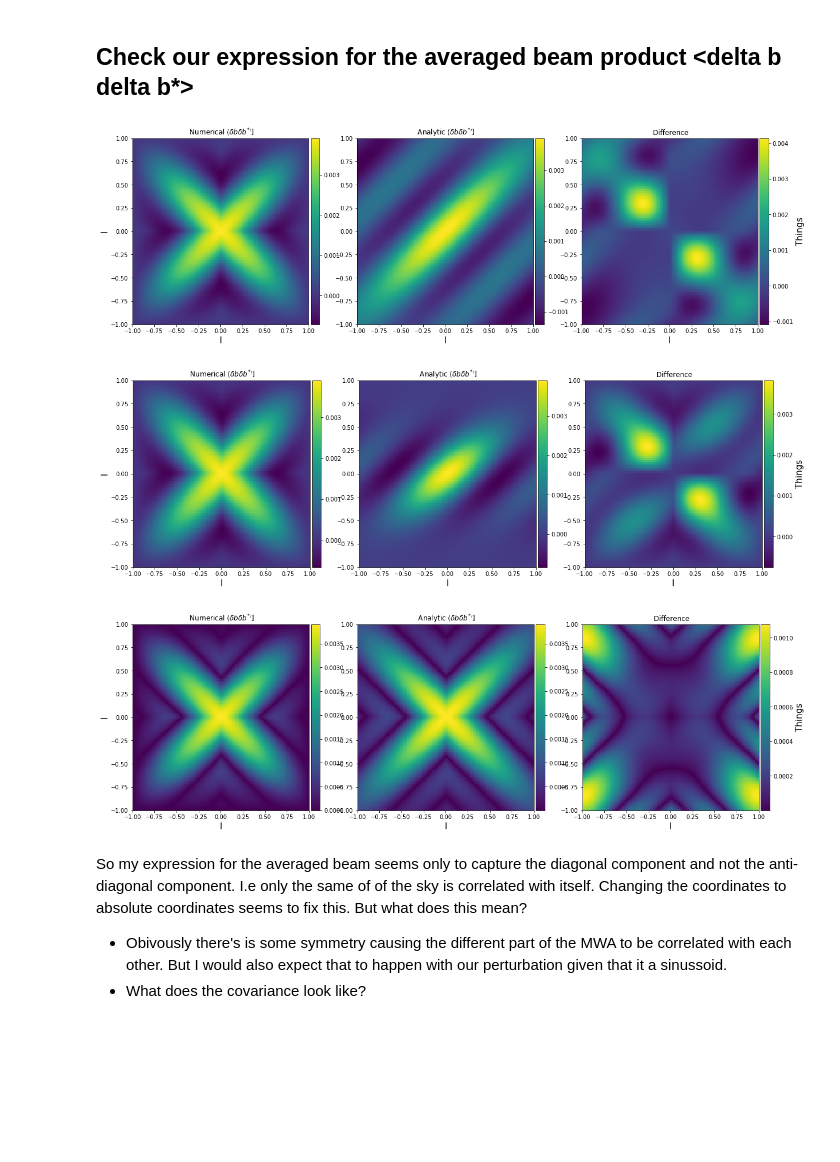
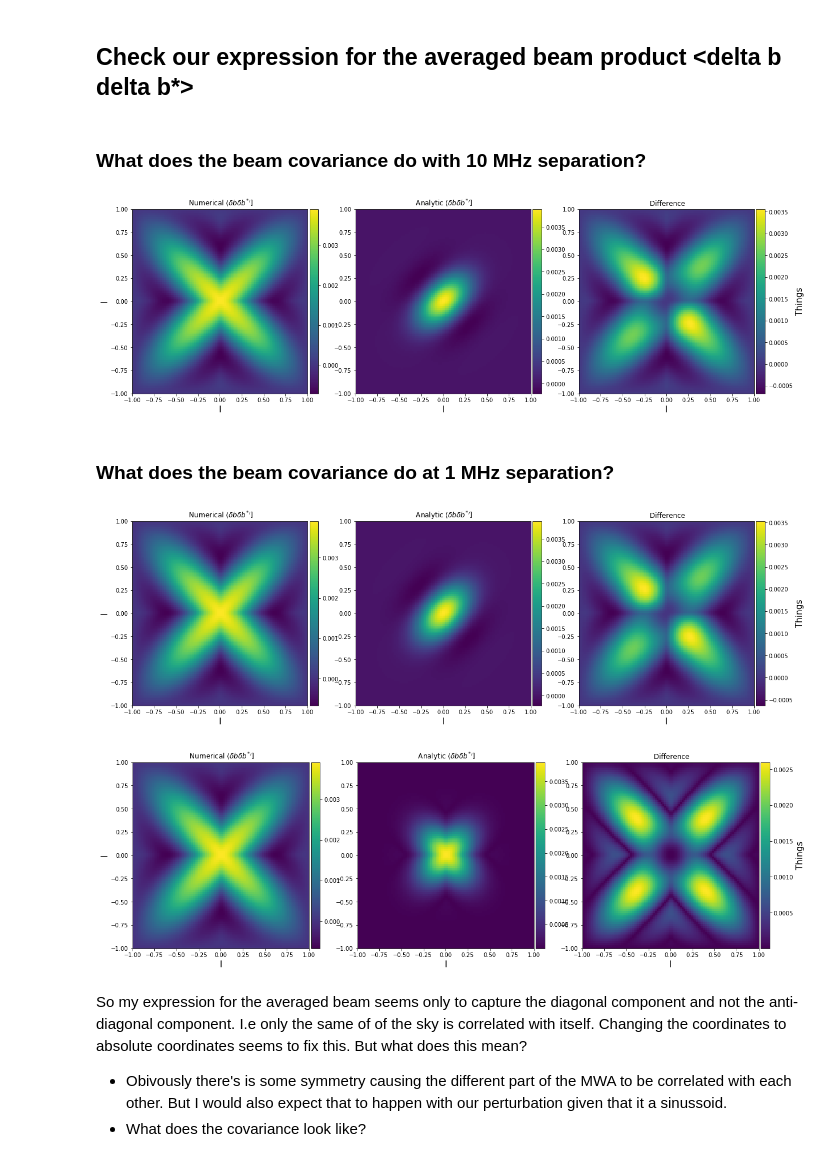
Before and after one commit to ronniyjoseph/Beam-Perturbations, a Jupyter notebook: Beam Covariance Re-do.ipynb, the cells around one changed output. Drawn from its saved outputs; the diff is of its cells as text; code cells hidden in the pictures; blank space fills up the shorter version.

```diff
--- a/Beam Covariance Re-do.ipynb
+++ b/Beam Covariance Re-do.ipynb
@@ -388,8 +391,8 @@ xyz_positions[1,2] = dy
 
 ff1, ff2 = numpy.meshgrid(frequency_range, frequency_range)
 # %%
-visibility_realisations1, model_1 = visibility_beam_covariance(xyz_positions, frequency_range, sky_param, broken_tiles = 1
-                                                      ,load=True, return_model = True)
+visibility_realisations1, model_1 = visibility_beam_covariance(xyz_positions, frequency_range, sky_param,
+                                                               broken_tiles = 1,load=True, return_model = True)
 # %% [output]
 Converting xyz to uvw-coordinates
 
@@ -575,8 +586,8 @@ def a_averaged_beam_product(l1,l2, m1, m2, f1, f2):
     wavelength1 = c/f1
     wavelength2 = c/f2
 
-    ideal_beam1 = beam_response(l1, m1, wavelength1)
-    ideal_beam2 = beam_response(l2, m2, wavelength2)
+    ideal_beam1 = beam_response(l1, m1, f1)
+    ideal_beam2 = beam_response(l2, m2, f2)
 
     averaged_product = ideal_beam1*ideal_beam2/16**3.*g(l1,l2,wavelength1, wavelength2)*\
         g(m1, m2, wavelength1, wavelength2)
@@ -635,8 +646,8 @@ def n_averaged_gauss_beam_product(l1,l2, m1, m2, f1, f2, dx=1.1):
     beam1 = numpy.zeros(l1.shape + (16,), dtype = complex)
     beam2 = numpy.zeros(l1.shape + (16,), dtype = complex)
 
-    ideal_beam1 = beam_response(l1, m1, wavelength1)
-    ideal_beam2 = beam_response(l2, m2, wavelength2)
+    ideal_beam1 = beam_response(l1, m1, f1)
+    ideal_beam2 = beam_response(l2, m2, f2)
 
 
 
@@ -683 +702,3 @@ def averaged_plotter(l, numerical, approximation, difference):
+# %% [markdown]
+### What does the beam covariance do with 10 MHz separation?
 # %%
@@ -698,25 +711,27 @@ approximation = numpy.real(n_gauss_averaged)
 difference = numpy.real(n_mwa_averaged - n_gauss_averaged)
 averaged_plotter(l, numerical, approximation, difference)
 # %% [output]
-[figure, old version]
+[figure, new version]
+# %% [markdown]
+### What does the beam covariance do at 1 MHz separation?
 # %%
 l = numpy.linspace(-1,1,100)
-m1 = 0
-m2 = 0
-f1 = 150e6
-f2 = 151e6
+m1 = numpy.array([0])
+m2 = numpy.array([0])
+f1 = numpy.array([150e6])
+f2 = numpy.array([151e6])
 
 ll1, ll2 = numpy.meshgrid(l,l)
 
 n_mwa_averaged = n_averaged_MWA_beam_product(ll1,ll2, m1, m2, f1, f2)
 n_gauss_averaged = n_averaged_gauss_beam_product(ll1,ll2, m1, m2, f1, f2)
 a_gauss_averaged = a_averaged_beam_product(ll1,ll2, m1, m2, f1, f2)
 numerical = numpy.real(n_mwa_averaged)
 approximation = numpy.real(n_gauss_averaged)
 difference = numpy.real(n_mwa_averaged - n_gauss_averaged)
 averaged_plotter(l, numerical, approximation, difference)
 # %% [output]
-[figure, old version]
+[figure, new version]
 # %%
 a2_gauss_averaged = a_averaged_beam_product(numpy.abs(ll1),numpy.abs(ll2), m1, m2, f1, f2)
 n2_gauss_averaged = n_averaged_gauss_beam_product(numpy.abs(ll1),numpy.abs(ll2), m1, m2, f1, f2)
@@ -726,7 +741,7 @@ difference = numpy.abs(n_mwa_averaged - n2_gauss_averaged)
 
 averaged_plotter(l, numerical, approximation, difference)
 # %% [output]
-[figure, old version]
+[figure, new version]
 # %% [markdown]
 So my expression for the averaged beam seems only to capture the diagonal component and not the anti-diagonal component. I.e only the same of of the sky is correlated with itself. Changing the coordinates to absolute coordinates seems to fix this. But what does this mean?
 
```
Also changed, not shown: parts of 13 cells of this notebook.
